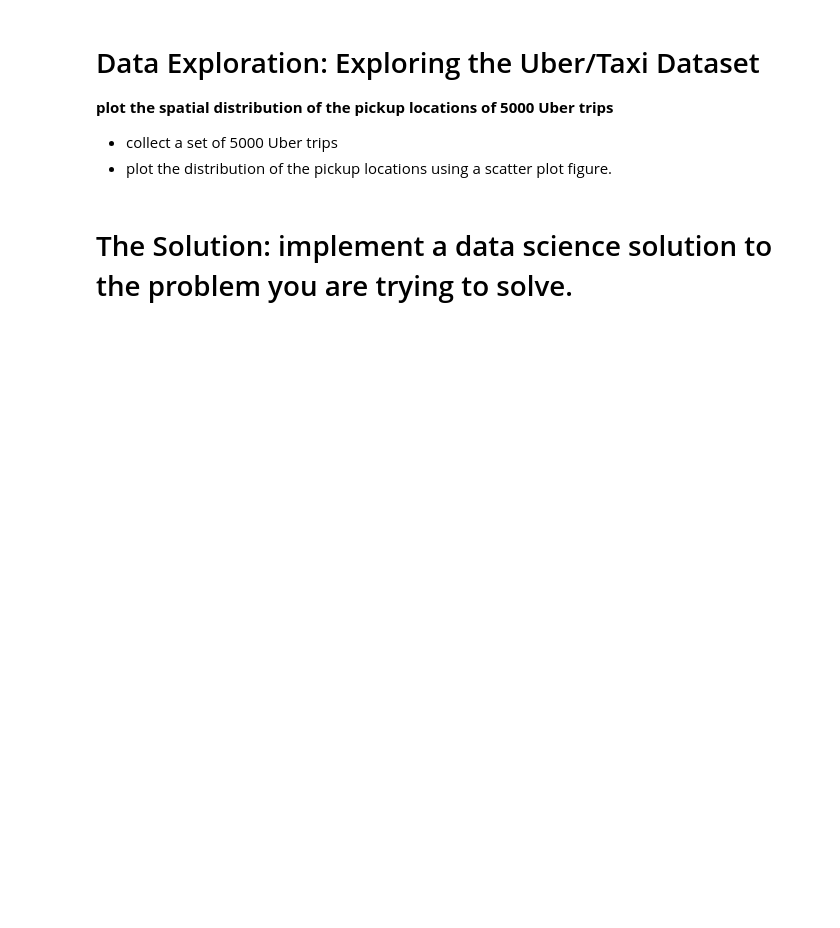
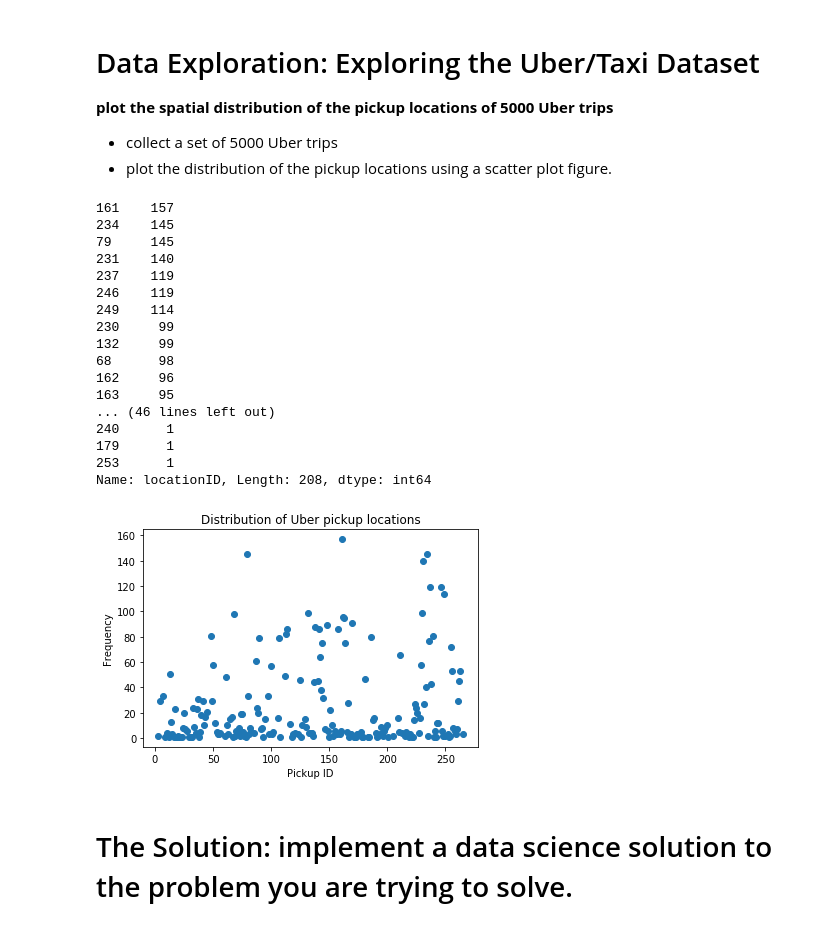
Before and after one commit to M20190649/501Case3, a Jupyter notebook: mia_case3.ipynb, the cells around one changed output. Cells and saved outputs as stored; diff of their text form; code cells hidden in the pictures; blank space fills up the shorter version.

```diff
--- a/mia_case3.ipynb
+++ b/mia_case3.ipynb
@@ -41,6 +41,7 @@ sept = pd.read_csv("yellow_tripdata_2014-09.csv")
 octo = pd.read_csv("yellow_tripdata_2014-10.csv")
 nov = pd.read_csv("yellow_tripdata_2014-11.csv")
 dec = pd.read_csv("yellow_tripdata_2014-12.csv")
+uber = pd.read_csv("uber-raw-data-janjune-15.csv")
 # %%
 # gotta delete rows which have 0 for pickup long, pickup lat, dropoff long, dropoff lat
 # couldn't get it working in a loop so I just did it for each month individually
@@ -169,7 +170,38 @@ dec_mode.to_csv('dec_mode.csv')
 # %%
 # Your code starts here
 #   Please add comments or text cells in between to explain the general idea of each block of the code.
 #   Please feel free to add more cells below this cell if necessary
+import pandas as pd
+from matplotlib import pyplot as plt
+
+#print(uber.columns.values)
+uber = uber.sort_values(by=['locationID'])
+uber = uber.sample(5000)
+counts = uber['locationID'].value_counts()
+plt.scatter(counts.index,counts.values)
+plt.title('Distribution of Uber pickup locations')
+plt.xlabel('Pickup ID')
+plt.ylabel('Frequency')
+plt.show()
+# %% [output]
+161    157
+234    145
+79     145
+231    140
+237    119
+246    119
+249    114
+230     99
+132     99
+68      98
+162     96
+163     95
+... (46 lines left out)
+240      1
+179      1
+253      1
+Name: locationID, Length: 208, dtype: int64
+[figure, added]
 # %% [markdown]
 # The Solution: implement a data science solution to the problem you are trying to solve.
 # %% [markdown]
```
Also changed, not shown: 1 other file.
